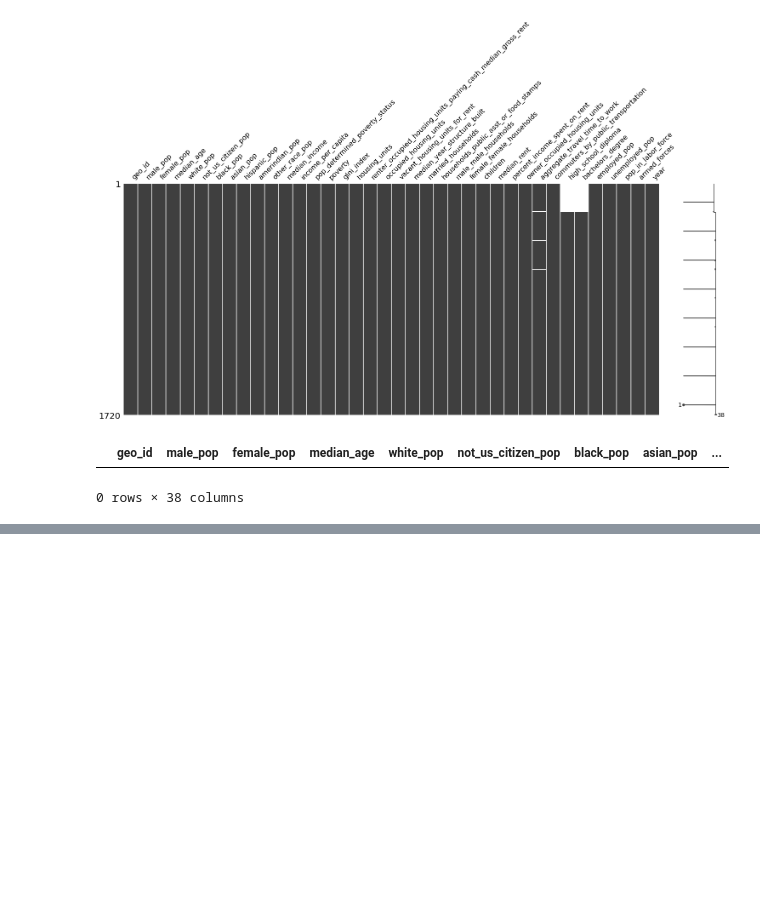
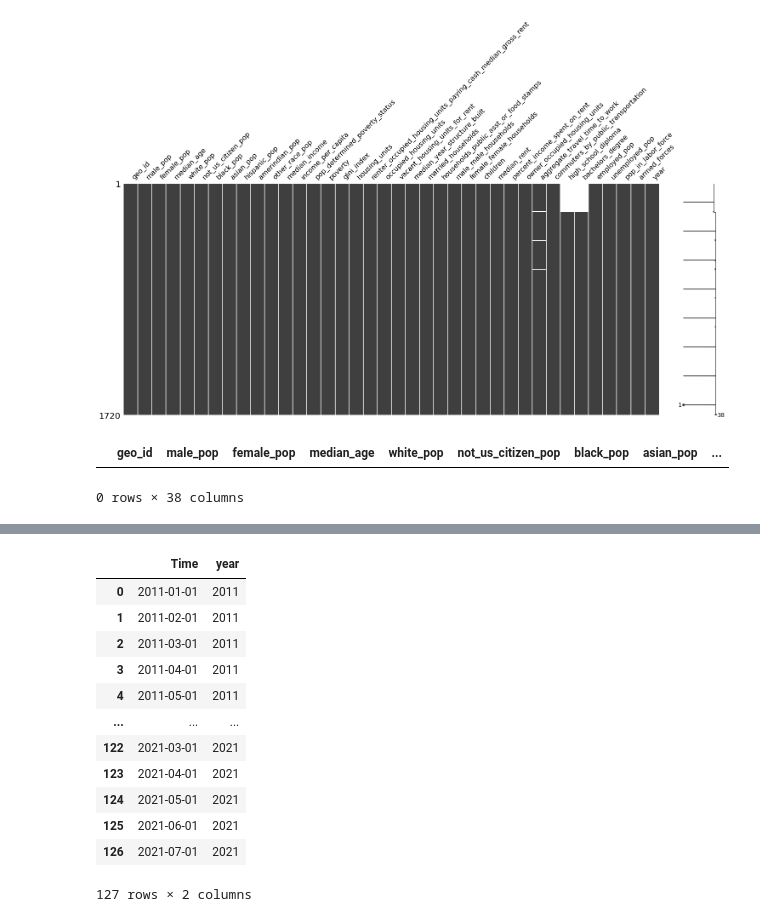
Before and after one commit to HaydenWarren/zri-forecast, a Jupyter notebook: julie/process_acs.ipynb, the cells around one changed output, grey strips where cells are left out. Cells and saved outputs as stored; diff of their text form; code cells hidden in the pictures; blank space fills up the shorter version.

```diff
--- a/julie/process_acs.ipynb
+++ b/julie/process_acs.ipynb
@@ -94,0 +130,16 @@ acs_master
+# %%
+dates
+# %% [output]
+|  | Time | year |
+| 0 | 2011-01-01 | 2011 |
+| 1 | 2011-02-01 | 2011 |
+| 2 | 2011-03-01 | 2011 |
+| 3 | 2011-04-01 | 2011 |
+| 4 | 2011-05-01 | 2011 |
+| ... | ... | ... |
+| 122 | 2021-03-01 | 2021 |
+| 123 | 2021-04-01 | 2021 |
+| 124 | 2021-05-01 | 2021 |
+| 125 | 2021-06-01 | 2021 |
+| 126 | 2021-07-01 | 2021 |
+127 rows × 2 columns
```
Also changed, not shown: parts of 8 cells of this notebook.
